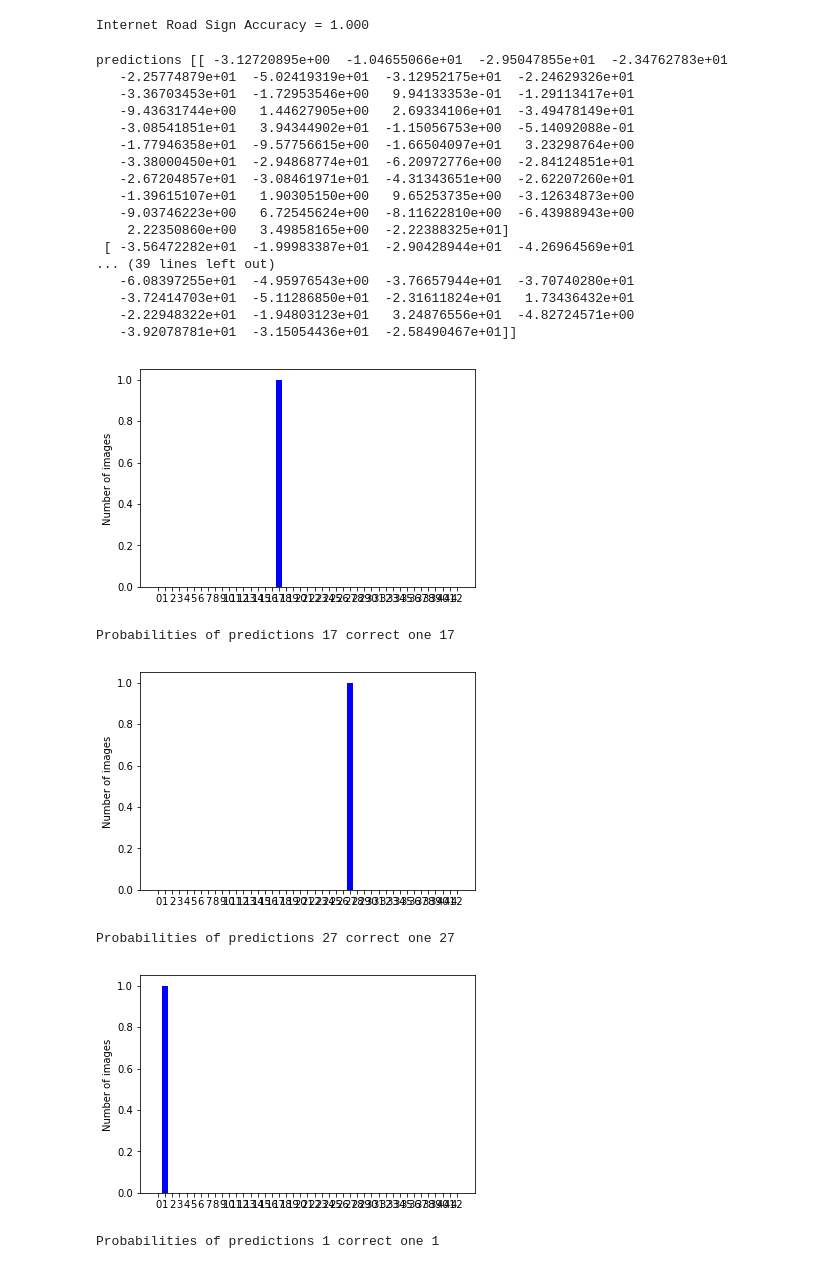
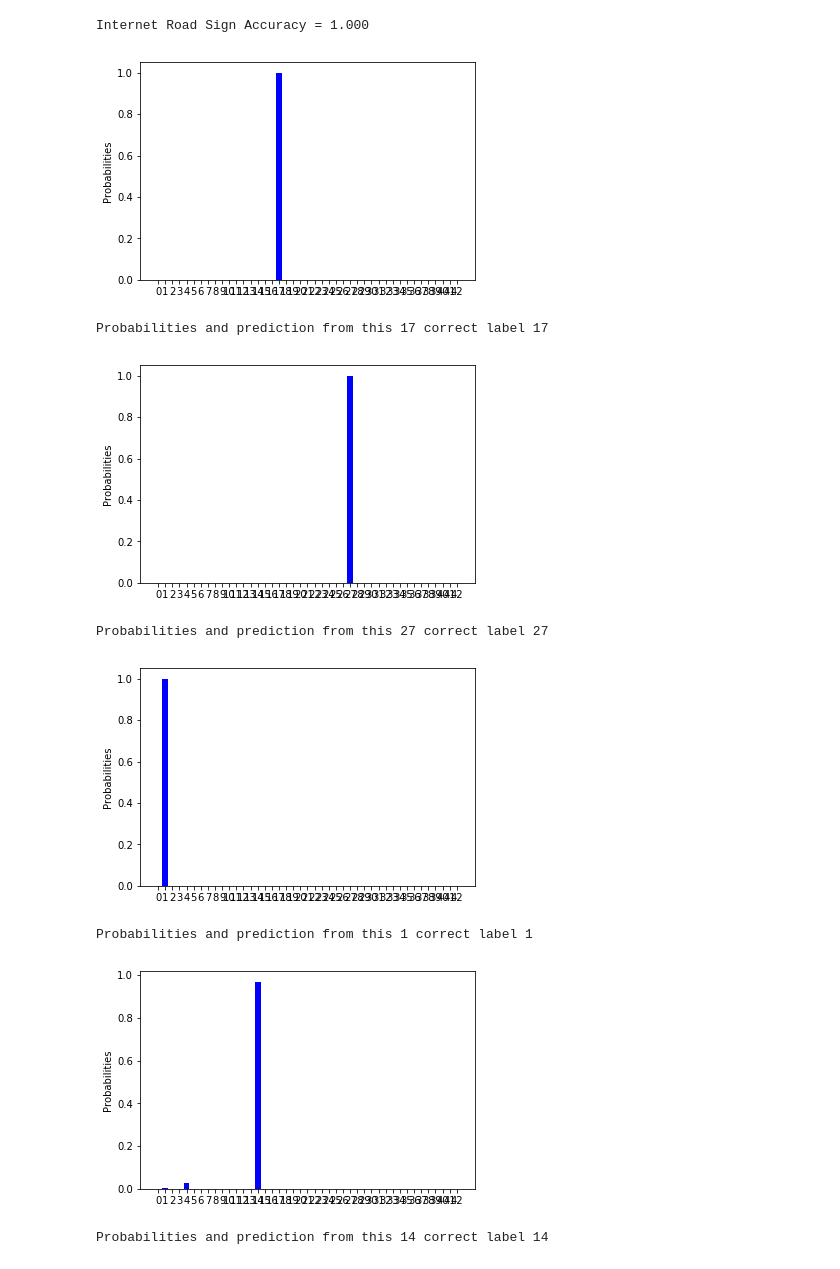
Before and after one commit to ktepe/carndP2, a Jupyter notebook: P2_KemalTepe.ipynb, the cells around one changed output. Cells and saved outputs as stored; diff of their text form; code cells hidden in the pictures.

```diff
--- a/P2_KemalTepe.ipynb
+++ b/P2_KemalTepe.ipynb
@@ -319,45 +319,30 @@ Internet Road Sign Accuracy = 1.000
 # %%
 #investigation of the model with new images
 def getpredict(X_data, y_data):
     sess = tf.get_default_session()
     predictions = sess.run(logits, feed_dict={x: X_data, y: y_data})
 
     return predictions
 
 
 with tf.Session() as sess:
     saver.restore(sess, tf.train.latest_checkpoint('.'))
     predicts = getpredict(x_image, image_labels)
 
 for i in range(len(predicts)):
     plt.figure(i)
     dummy=softmax(predicts[i,:])
     plt.bar(range(43), dummy, width=0.8, color='blue')
-    plt.ylabel('Number of images')
+    plt.ylabel('Probabilities')
     plt.xticks(range(43))
     plt.show()
-    print('Probabilities of predictions', dummy.argmax(), 'correct one', image_labels[i])
+    print('Probabilities and prediction from this', dummy.argmax(), 'correct label', image_labels[i])
 # %% [output]
+[figure, new version]
-predictions [[ -3.12720895e+00  -1.04655066e+01  -2.95047855e+01  -2.34762783e+01
-   -2.25774879e+01  -5.02419319e+01  -3.12952175e+01  -2.24629326e+01
-   -3.36703453e+01  -1.72953546e+00   9.94133353e-01  -1.29113417e+01
-   -9.43631744e+00   1.44627905e+00   2.69334106e+01  -3.49478149e+01
-   -3.08541851e+01   3.94344902e+01  -1.15056753e+00  -5.14092088e-01
-   -1.77946358e+01  -9.57756615e+00  -1.66504097e+01   3.23298764e+00
-   -3.38000450e+01  -2.94868774e+01  -6.20972776e+00  -2.84124851e+01
-   -2.67204857e+01  -3.08461971e+01  -4.31343651e+00  -2.62207260e+01
-   -1.39615107e+01   1.90305150e+00   9.65253735e+00  -3.12634873e+00
-   -9.03746223e+00   6.72545624e+00  -8.11622810e+00  -6.43988943e+00
-    2.22350860e+00   3.49858165e+00  -2.22388325e+01]
- [ -3.56472282e+01  -1.99983387e+01  -2.90428944e+01  -4.26964569e+01
-... (39 lines left out)
-   -6.08397255e+01  -4.95976543e+00  -3.76657944e+01  -3.70740280e+01
-   -3.72414703e+01  -5.11286850e+01  -2.31611824e+01   1.73436432e+01
-   -2.22948322e+01  -1.94803123e+01   3.24876556e+01  -4.82724571e+00
-   -3.92078781e+01  -3.15054436e+01  -2.58490467e+01]]
+Probabilities and prediction from this 17 correct label 17
-[figure, old version]
+[figure, new version]
-Probabilities of predictions 17 correct one 17
+Probabilities and prediction from this 27 correct label 27
-[figure, old version]
+[figure, new version]
-Probabilities of predictions 27 correct one 27
+Probabilities and prediction from this 1 correct label 1
-[figure, old version]
+[figure, new version]
-Probabilities of predictions 1 correct one 1
+Probabilities and prediction from this 14 correct label 14
```
Also changed, not shown: parts of 1 cell of this notebook, 1 other file.
